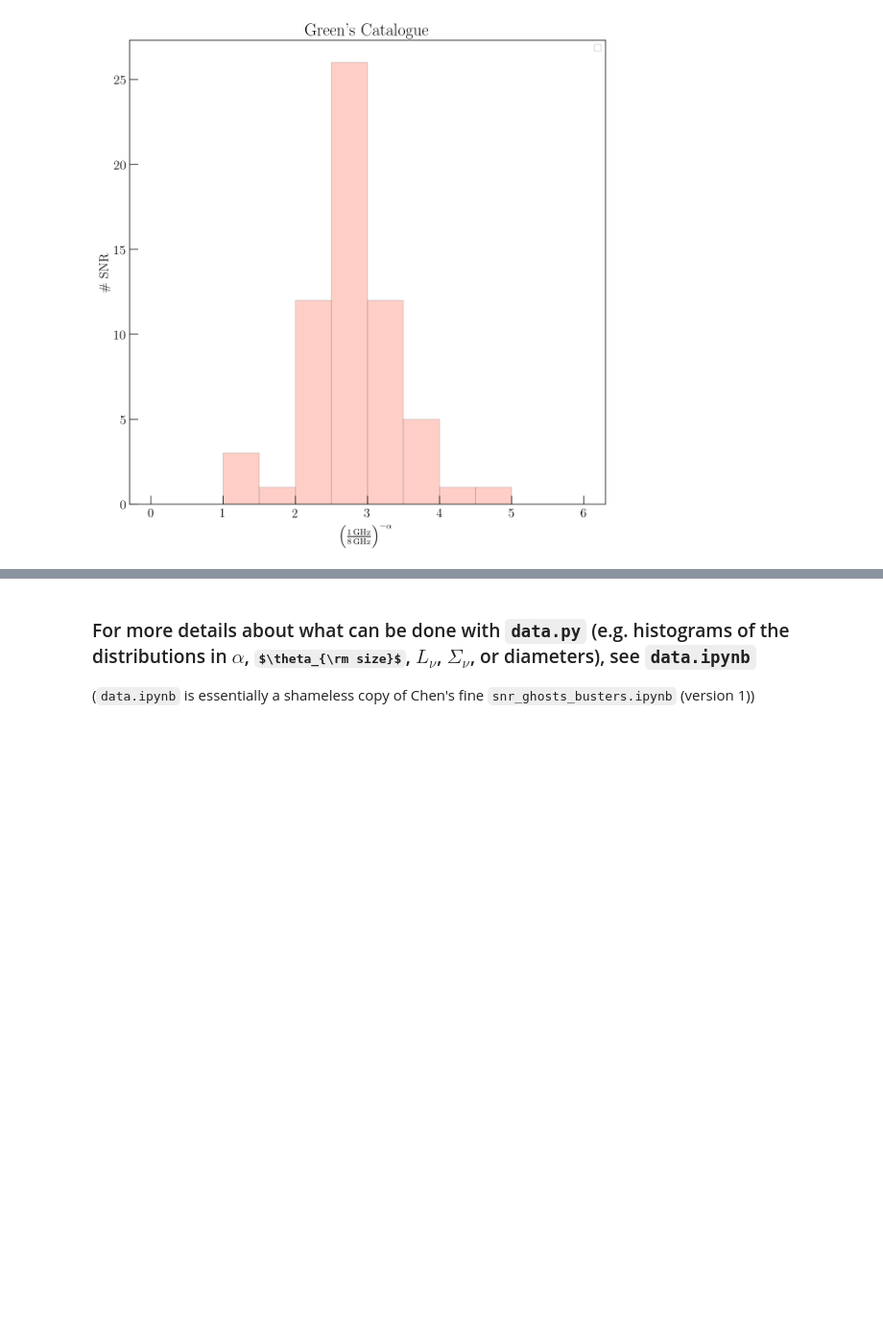
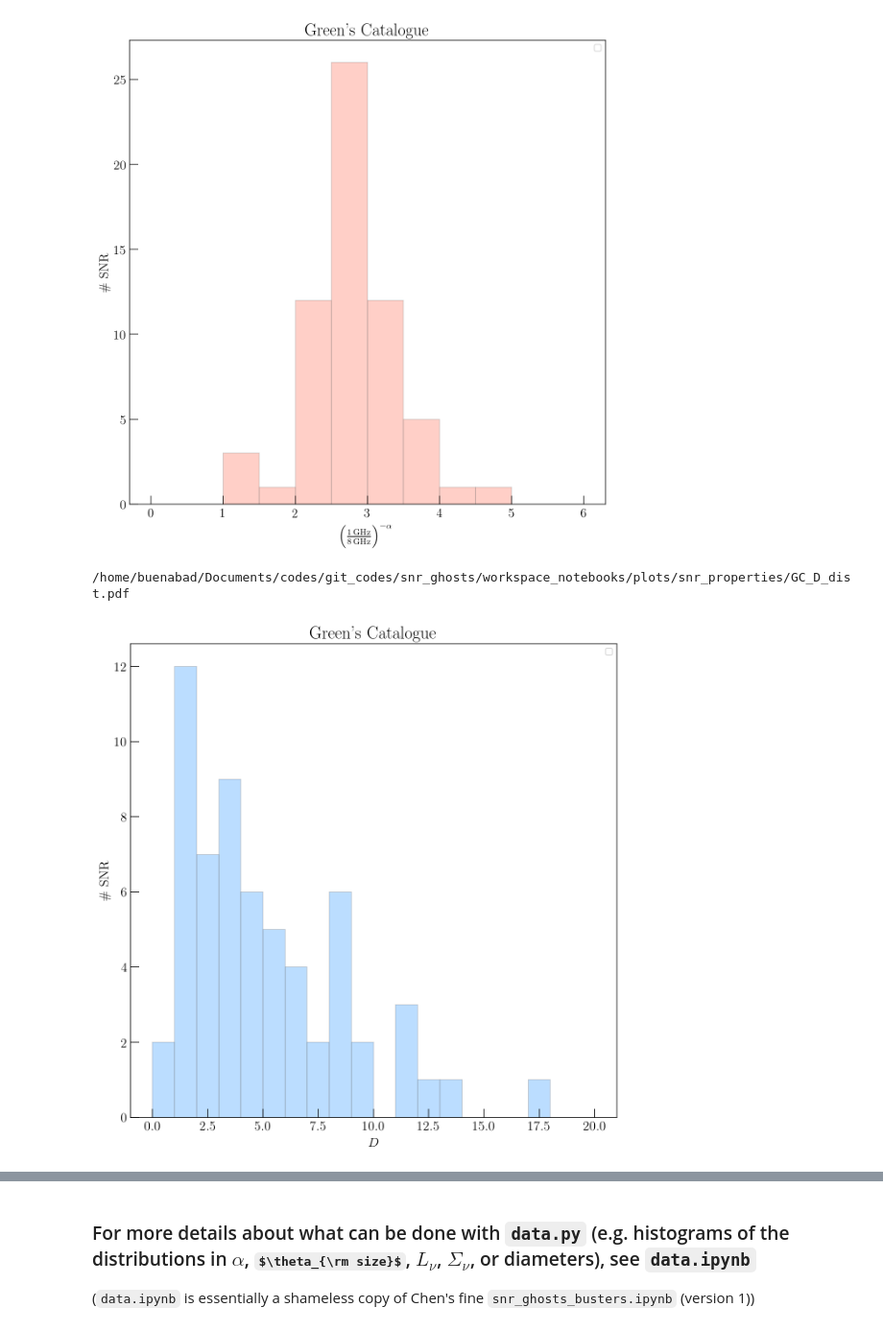
Before and after one commit to ManuelBuenAbad/snr_ghosts, a Jupyter notebook: workspace_notebooks/ws-6_data.ipynb, the cells around one changed output, grey strips where cells are left out. Shown at 96% size. Saved outputs shown, nothing was run; the diff lists cells and outputs as text; code cells hidden in the pictures; some formulas as TeX source; blank space fills up the shorter version.

Commit message:
updated notebooks with minor changes

```diff
--- a/workspace_notebooks/ws-6_data.ipynb
+++ b/workspace_notebooks/ws-6_data.ipynb
@@ -561,10 +543,22 @@ G65.3+5.7 dist:         8.0e-01
 G189.1+3.0 dist:        1.9e+00
 # %%
 alphas = []
+sizes = []
+dists = []
 for name, snr in snrs_cut.items():
-    alpha = snr.__dict__['alpha']
+
+    alpha = snr.alpha
     alphas.append(alpha)
+
+    sz = snr.get_size()
+    sizes.append(sz)
+
+    d = snr.get_distance()
+    dists.append(d)
+
 alphas = np.array(alphas)
+sizes = np.array(sizes)
+dists = np.array(dists)
 # %%
 # figure properties
 title_sz = 20.
@@ -628,3 +622,33 @@ print(file_name)
 # %% [output]
 /home/buenabad/Documents/codes/git_codes/snr_ghosts/workspace_notebooks/plots/snr_properties/GC_nu-fac_dist.pdf
 [figure]
+# %%
+# figure properties
+title_sz = 20.
+label_sz = 15.
+legend_sz = 15.
+rcParams['figure.figsize'] = (10, 10)
+
+bins = np.linspace(0., 20., 21);
+plt.hist(dists,
+         bins=bins,
+         alpha=0.3,
+         color='dodgerblue',
+         ec='grey'
+        )
+
+title = "Green's Catalogue";
+plt.title(title, fontsize=title_sz);
+
+plt.ylabel(r"\# SNR", fontsize=label_sz);
+plt.xlabel(r"$D$", fontsize=label_sz);
+plt.tick_params("both", which="both", labelsize=label_sz, direction="in", length=10.);
+plt.legend(loc='best');
+
+file_name = current_dir+"/plots/snr_properties/GC_D_dist.pdf"
+print(file_name)
+
+# plt.savefig(file_name, bbox_inches="tight")
+# %% [output]
+/home/buenabad/Documents/codes/git_codes/snr_ghosts/workspace_notebooks/plots/snr_properties/GC_D_dist.pdf
+[figure, added]
```
Also changed, not shown: parts of 4 cells of this notebook, 1 other file.
